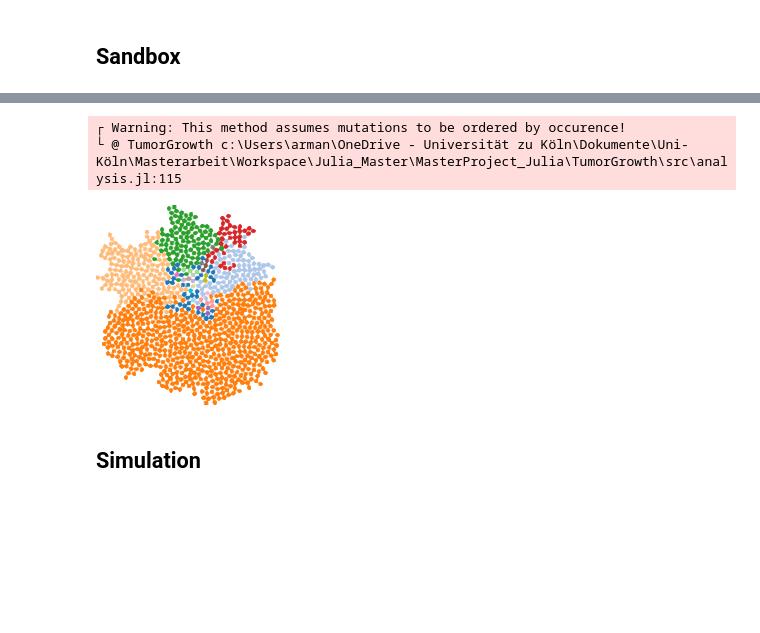
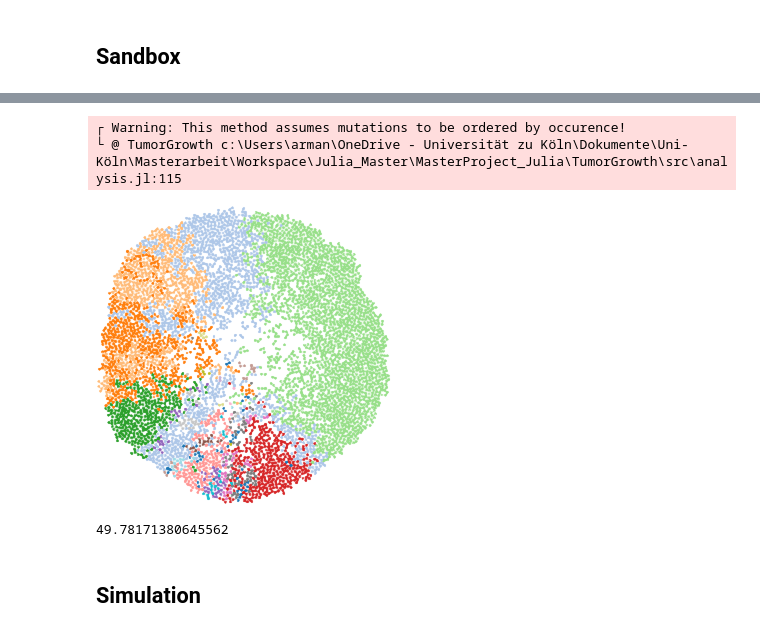
Before and after one commit to aangaji/TumorGrowth, a Jupyter notebook: usage.ipynb, the cells around one changed output, grey strips where cells are left out. Saved outputs shown, nothing was run; the diff lists cells and outputs as text; code cells hidden in the pictures; blank space fills up the shorter version.

```diff
--- a/usage.ipynb
+++ b/usage.ipynb
@@ -18,8 +23,5 @@ using Revise
 # %%
-simoutput = birth_death_pushing(1000; b=1.0, d=0.0, mu=0.3, rho=1.8, dim=2, seed=1010, showprogress=true)
+simoutput = birth_death_pushing(10000; b=1.0, d=0.8, mu=0.3, rho=1.8, dim=2, seed=1010, showprogress=true)
 
-tumor_ = simoutput[:tumor]
-tumor = Dict(getfield.(tumor_, :index) .=> tumor_)
-
-idx, mut, t = simoutput[:index], simoutput[:mutation], simoutput[:time]
+tumor = simoutput[:tumor] |> DataFrame;
 # %% [output]
@@ -28,8 +43,17 @@ Progress: Tumor size  839        Time: 0:00:00
 # %%
-plotting_colored_mutations(DataFrame(values(tumor)),
-     colorpalette = palette(:tab20),
-     shading=false, inline=true, size=(200,200))
+plotting_colored_mutations(tumor,
+    shading=false, inline=true, size=(300, 300),
+    path="R-dependent-d_slices_dlargerb_clones.png"
+    )
 # %% [output]
 ┌ Warning: This method assumes mutations to be ordered by occurence!
 └ @ TumorGrowth c:\Users\arman\OneDrive - Universität zu Köln\Dokumente\Uni-Köln\Masterarbeit\Workspace\Julia_Master\MasterProject_Julia\TumorGrowth\src\analysis.jl:115
-[figure, old version]
+[figure, new version]
+# %%
+cm = mean(tumor.position)
+r = [ norm( p - cm) for p in tumor.position]
+
+R_max = maximum(r)
+R_power = mean(r.^15 )^(1/15)
+# %% [output]
+49.78171380645562
```
Also changed, not shown: parts of 12 cells of this notebook, 11 other files.
